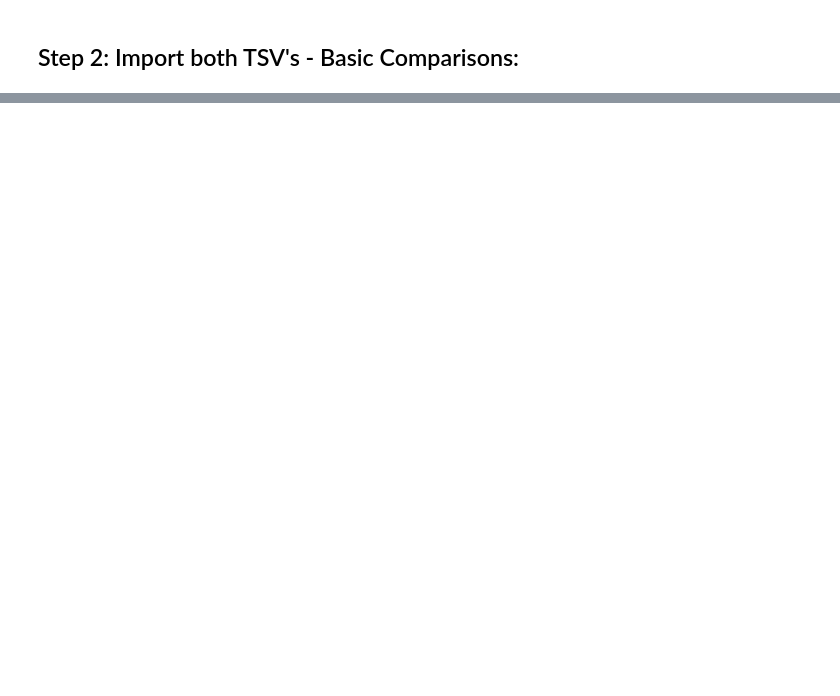
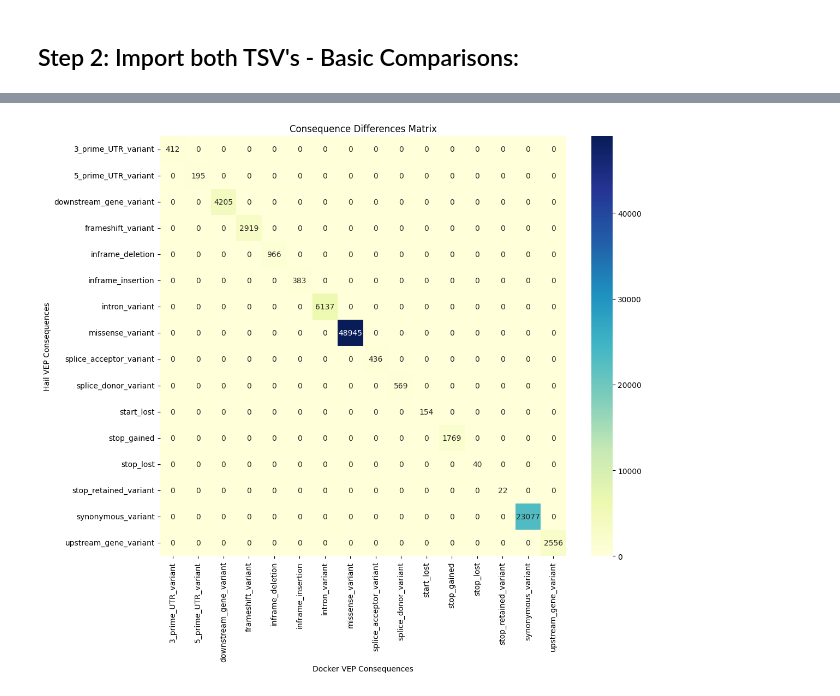
Before and after one commit to frhl/brava-ground-truth-annotations, a Jupyter notebook: compare_vep.ipynb, the cells around one changed output, grey strips where cells are left out. Cells and saved outputs as stored; diff of their text form; code cells hidden in the pictures; blank space fills up the shorter version.

```diff
--- a/compare_vep.ipynb
+++ b/compare_vep.ipynb
@@ -39,3 +30,7 @@ LOGGING: writing to /gpfs3/well/lindgren/barney/brava-ground-truth-annotations/h
+# %%
+docker_vep = docker_vep[(docker_vep["BIOTYPE"] == "protein_coding") &
+                        ((docker_vep["MANE_SELECT"] != ".") |
+                         ((docker_vep["MANE_SELECT"] == ".") & (docker_vep["CANONICAL"] == "YES")))]
 # %% [markdown]
 ## Step 2: Import both TSV's - Basic Comparisons:
 # %%
@@ -43,15 +38,15 @@ import pandas as pd
 
 # Load the files into pandas dataframes
 hail_vep = pd.read_csv('data/vep-hail-out/genebass.hailvep.gnomad_process_csqs.chr21.tsv', sep='\t')
-docker_vep = pd.read_csv('data/docker-vep-out/genebass.chr21.worst_csq_by_gene_canonical.txt', sep=' ')
+#docker_vep = pd.read_csv('data/docker-vep-out/genebass.chr21.worst_csq.txt', sep=' ')
 
 # Construct the equivalent SNP_ID for hail_vep by combining locus and alleles columns
 hail_vep['SNP_ID'] = hail_vep['locus'] + ':' + hail_vep['alleles'].str.replace('[\[\]" ]', '').str.replace(',', ':')
 docker_vep['SNP_ID'] = 'chr' + docker_vep['SNP_ID']
 
 # Extract relevant columns
-hail_vep_subset = hail_vep[['SNP_ID', 'worst_csq_by_gene_canonical.gene_id']]
-docker_vep_subset = docker_vep[['SNP_ID', 'GENE']]
+hail_vep_subset = hail_vep[['SNP_ID', 'worst_csq_by_gene_canonical.gene_id', 'worst_csq_by_gene_canonical.most_severe_consequence']]
+docker_vep_subset = docker_vep[['SNP_ID', 'GENE', 'CSQ']]
 
 # Merge dataframes on SNP_ID/locus and GENE/gene_id to find the overlap
 overlap = pd.merge(hail_vep_subset, docker_vep_subset, left_on=['SNP_ID', 'worst_csq_by_gene_canonical.gene_id'],
@@ -76,0 +72,4 @@ Entries in Docker VEP not present in Hail VEP: 201
+# %%
+overlap['CSQ'] = overlap['CSQ'].str.split('&')
+# %%
+overlap = overlap[overlap['CSQ'].str.len() == 1]
@@ -76,0 +92,16 @@ Entries in Docker VEP not present in Hail VEP: 201
+# %%
+import matplotlib.pyplot as plt
+import seaborn as sns
+
+# Assuming you have a consequence column in both dataframes, create a crosstabulation of the consequence differences
+consequence_matrix = pd.crosstab(overlap['worst_csq_by_gene_canonical.most_severe_consequence'], overlap['CSQ'].str.join(''))
+
+# Plotting the matrix
+plt.figure(figsize=(12, 10))
+sns.heatmap(consequence_matrix, annot=True, cmap="YlGnBu", fmt="d")
+plt.title("Consequence Differences Matrix")
+plt.xlabel("Docker VEP Consequences")
+plt.ylabel("Hail VEP Consequences")
+plt.show()
+# %% [output]
+[figure, added]
```
Also changed, not shown: parts of 4 cells of this notebook.
